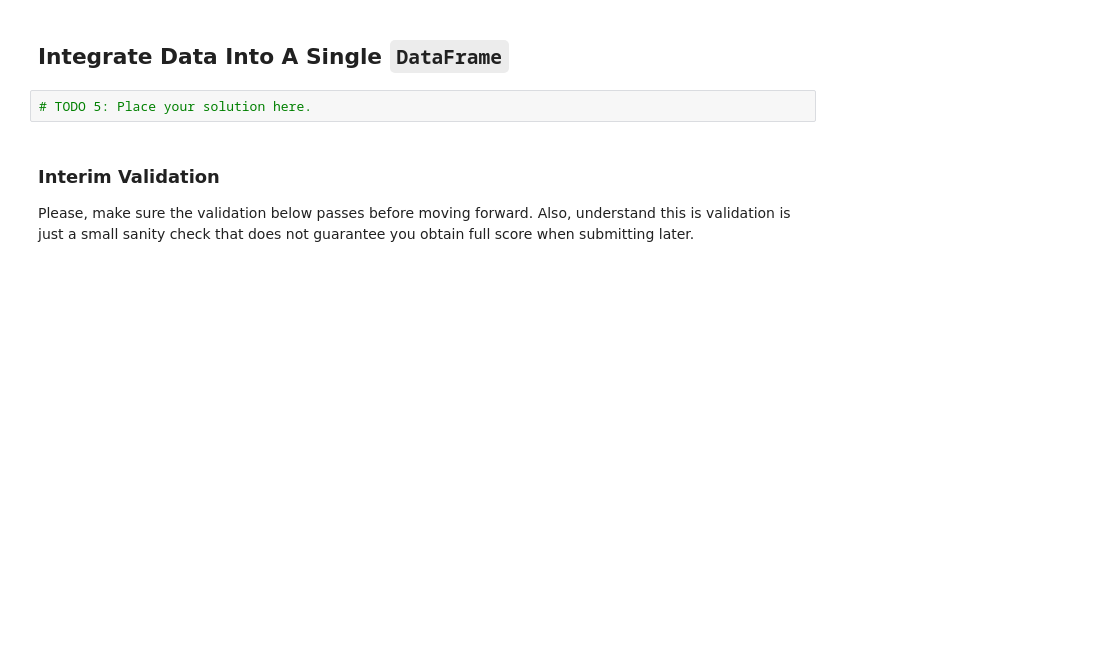
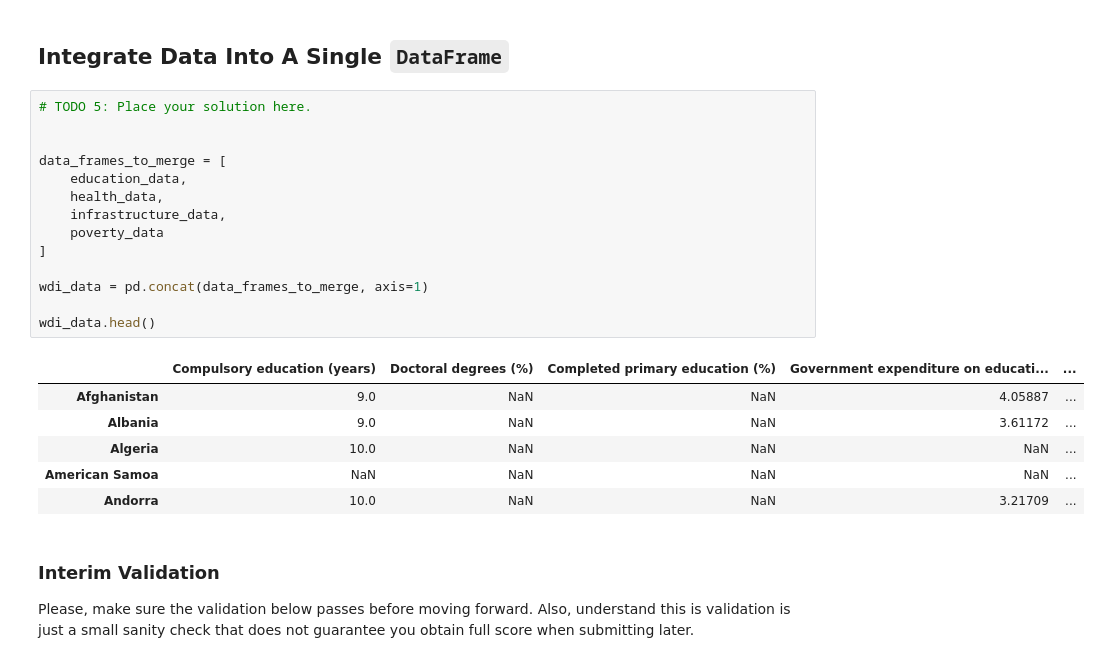
Before and after one commit to amagana-cmu/class_testing, a Jupyter notebook: wdi_preparation.ipynb, the cells around one changed output. Drawn from its saved outputs; the diff is of its cells as text; blank space fills up the shorter version.

```diff
--- a/wdi_preparation.ipynb
+++ b/wdi_preparation.ipynb
@@ -254,6 +264,25 @@ assert poverty_data.shape == (217, 3)
 ## Integrate Data Into A Single `DataFrame`
 # %%
 # TODO 5: Place your solution here.
+
+
+data_frames_to_merge = [
+    education_data,
+    health_data,
+    infrastructure_data,
+    poverty_data
+]
+
+wdi_data = pd.concat(data_frames_to_merge, axis=1)
+
+wdi_data.head()
+# %% [output]
+|  | Compulsory education (years) | Doctoral degrees (%) | Completed primary education (%) | Government expenditure on educati... | ... |
+| Afghanistan | 9.0 | NaN | NaN | 4.05887 | ... |
+| Albania | 9.0 | NaN | NaN | 3.61172 | ... |
+| Algeria | 10.0 | NaN | NaN | NaN | ... |
+| American Samoa | NaN | NaN | NaN | NaN | ... |
+| Andorra | 10.0 | NaN | NaN | 3.21709 | ... |
 # %% [markdown]
 ### Interim Validation
 Please, make sure the validation below passes before moving forward. Also, understand this is validation is just a small sanity check that does not guarantee you obtain full score when submitting later.
```
Also changed, not shown: parts of 7 cells of this notebook.
